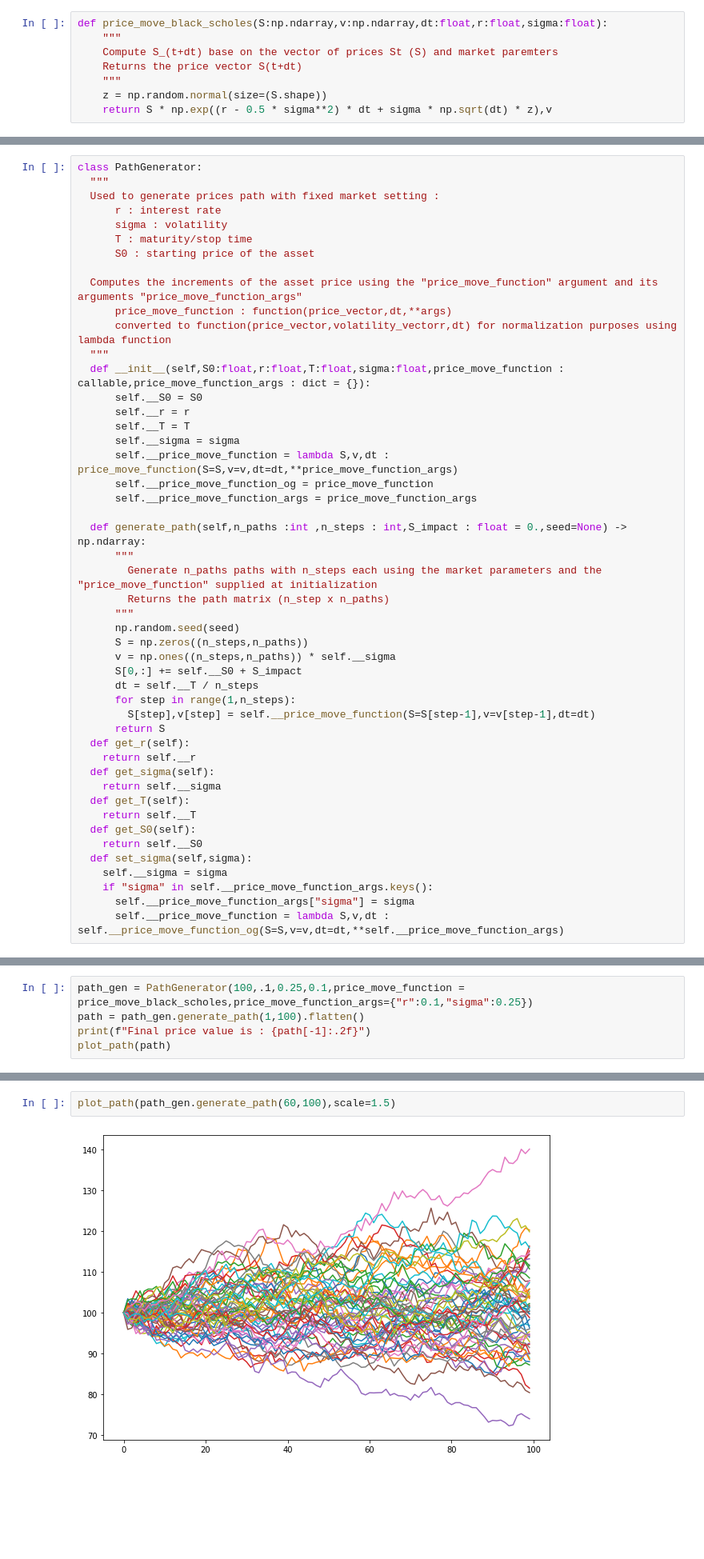
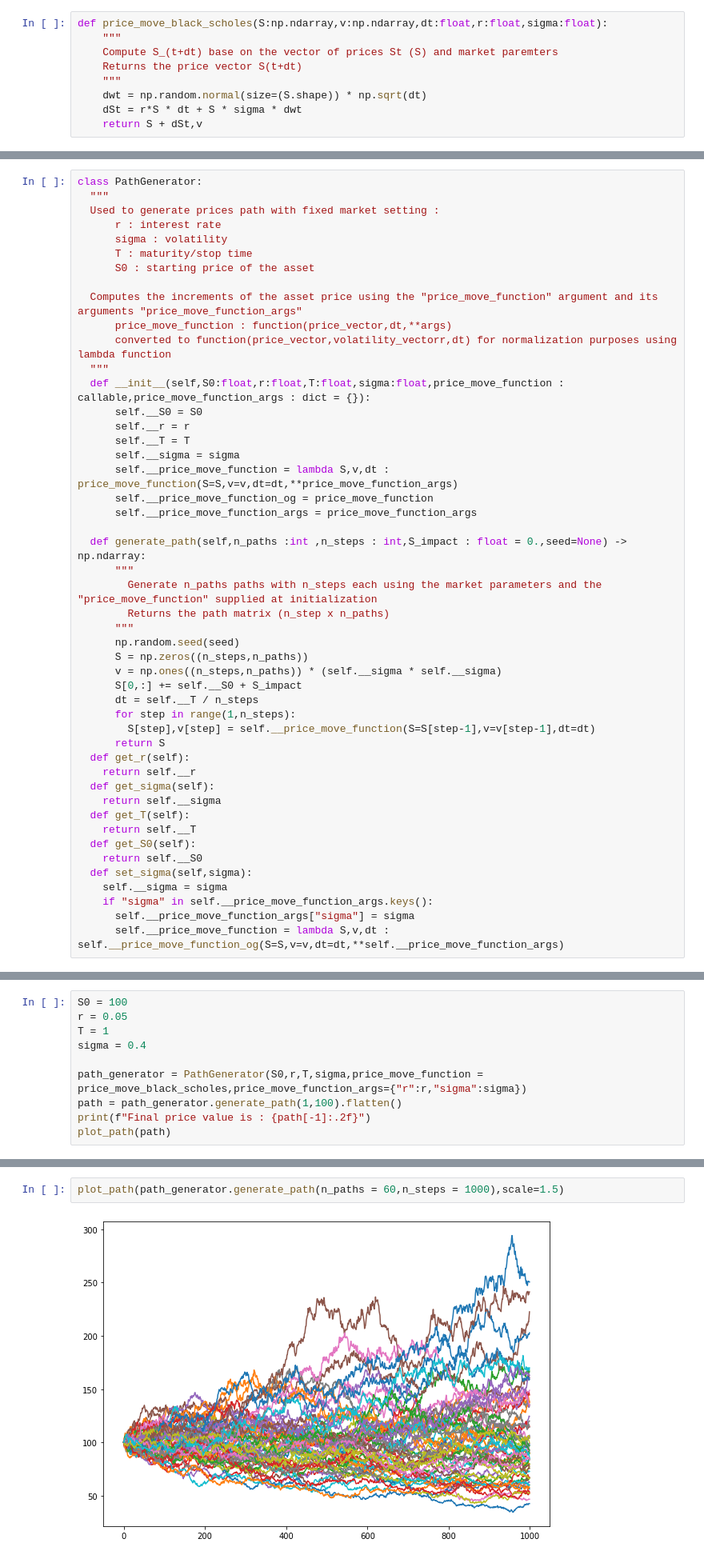
Before and after one commit to Max-Ded/computing-finance, a Jupyter notebook: simulation-for-finance/coursework-notebook.ipynb, the cells around one changed output, grey strips where cells are left out. Shown at 80% size. Cells and saved outputs as stored; diff of their text form; blank space fills up the shorter version.

Commit message:
fix Heston + Path gen sigma + quotient

```diff
--- a/simulation-for-finance/coursework-notebook.ipynb
+++ b/simulation-for-finance/coursework-notebook.ipynb
@@ -36,8 +39,9 @@ def price_move_black_scholes(S:np.ndarray,v:np.ndarray,dt:float,r:float,sigma:fl
     Compute S_(t+dt) base on the vector of prices St (S) and market paremters
     Returns the price vector S(t+dt)
     """
-    z = np.random.normal(size=(S.shape))
-    return S * np.exp((r - 0.5 * sigma**2) * dt + sigma * np.sqrt(dt) * z),v
+    dwt = np.random.normal(size=(S.shape)) * np.sqrt(dt)
+    dSt = r*S * dt + S * sigma * dwt
+    return S + dSt,v
 # %%
 def price_move_Heston(S:np.ndarray,v:np.ndarray,dt:float,r:float,kappa:float,theta:float,vol_of_vol:float,rho:float):
     """
@@ -85,7 +91,7 @@ class PathGenerator:
       """
       np.random.seed(seed)
       S = np.zeros((n_steps,n_paths))
-      v = np.ones((n_steps,n_paths)) * self.__sigma
+      v = np.ones((n_steps,n_paths)) * (self.__sigma * self.__sigma)
       S[0,:] += self.__S0 + S_impact
       dt = self.__T / n_steps
       for step in range(1,n_steps):
@@ -107,6 +115,11 @@ class PathGenerator:
 # %%
-path_gen = PathGenerator(100,.1,0.25,0.1,price_move_function = price_move_black_scholes,price_move_function_args={"r":0.1,"sigma":0.25})
-path = path_gen.generate_path(1,100).flatten()
+S0 = 100
+r = 0.05
+T = 1
+sigma = 0.4
+
+path_generator = PathGenerator(S0,r,T,sigma,price_move_function = price_move_black_scholes,price_move_function_args={"r":r,"sigma":sigma})
+path = path_generator.generate_path(1,100).flatten()
 print(f"Final price value is : {path[-1]:.2f}")
 plot_path(path)
 # %% [output]
@@ -115,4 +128,4 @@ Final price value is : 88.86
 # %%
-plot_path(path_gen.generate_path(60,100),scale=1.5)
+plot_path(path_generator.generate_path(n_paths = 60,n_steps = 1000),scale=1.5)
 # %% [output]
-[figure, old version]
+[figure, new version]
```
Also changed, not shown: parts of 21 cells of this notebook.
